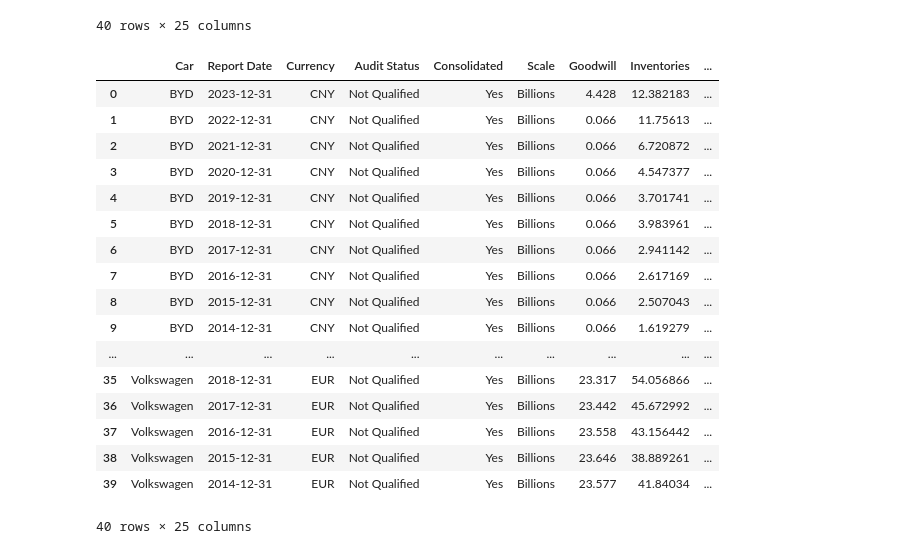
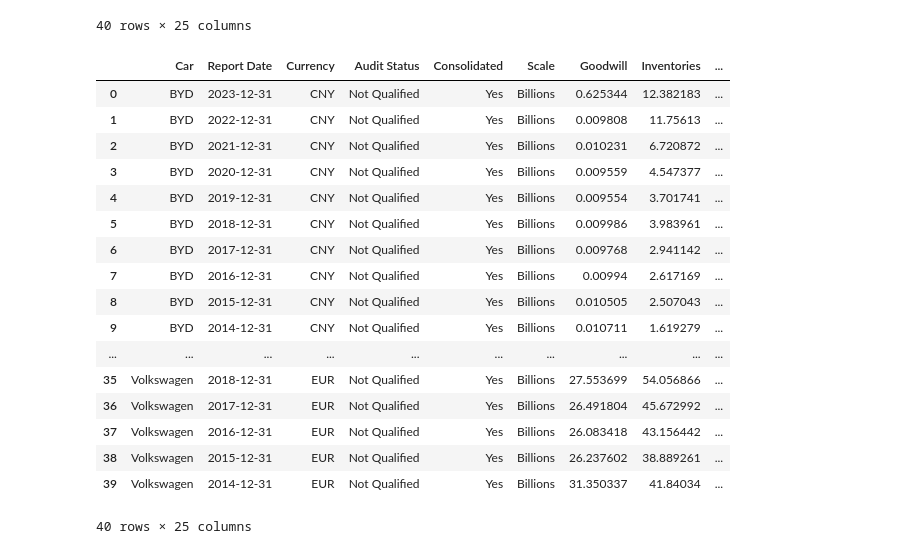
Before and after one commit to Chromex123/CMSC320-Final, a Jupyter notebook: CMSC320 Final.ipynb, the cells around one changed output. Cells and saved outputs as stored; diff of their text form; code cells hidden in the pictures.

```diff
--- a/CMSC320 Final.ipynb
+++ b/CMSC320 Final.ipynb
@@ -188,45 +191,49 @@ main_df
 # %%
 time2014 = pd.to_datetime("12/31/2014")
 time2015 = pd.to_datetime("12/31/2015")
 time2016 = pd.to_datetime("12/31/2016")
 time2017 = pd.to_datetime("12/31/2017")
 time2018 = pd.to_datetime("12/31/2018")
 time2019 = pd.to_datetime("12/31/2019")
 time2020 = pd.to_datetime("12/31/2020")
 time2021 = pd.to_datetime("12/31/2021")
 time2022 = pd.to_datetime("12/31/2022")
 time2023 = pd.to_datetime("12/31/2023")
 main_df['Report Date'] = pd.to_datetime(main_df['Report Date'])
 main_df = main_df.replace('', np.nan)
 main_df = main_df.replace('-', np.nan)
 conversion_dict = {"EUR": {time2023: 1.0817,	time2022: 1.0534,	time2021: 1.1830,	time2020: 1.1410, time2019: 1.1194,	time2018: 1.1817,	time2017: 1.1301, time2016: 1.1072,	time2015: 1.1096,	time2014: 1.3297}, "CNY": {time2023: 1/7.0809,	time2022: 1/6.7290, time2021: 1/6.4508,	time2020: 1/6.9042, time2019: 1/6.9081,	time2018: 1/6.6090,	time2017: 1/6.7569, time2016: 1/6.6400,	time2015: 1/6.2827,	time2014: 1/6.1620}}
 def convertmoney(r):
-  monetarycolumns = ['Inventories', 'Cash & cash equivalents', 'Total current assets', 'Total assets', 'Total current liabilities', 'Total_Equity', 'Accounts_Payable', 'Comprehensive_Income', 'Inventory', 'CF_From_Operating_Activities', 'CF_From_Investing_Activities', 'CF_From_Financing_Activities', 'Dividends_Paid', 'Revenue', 'Income_Tax_Expense', 'Deferred_Tax_Expense']
+  monetarycolumns = ['Goodwill', 'Inventories', 'Cash & cash equivalents', 'Total current assets', 'Total assets', 'Total current liabilities', 'Total_Equity', 'Accounts_Payable', 'Comprehensive_Income', 'Inventory', 'CF_From_Operating_Activities', 'CF_From_Investing_Activities', 'CF_From_Financing_Activities', 'Dividends_Paid', 'Revenue', 'Income_Tax_Expense', 'Deferred_Tax_Expense']
   for thisstr in monetarycolumns:
     r = converthelper(r, thisstr)
   return r
 def converthelper(r, thisstr):
   if (r['Currency']!="USD") & (thisstr in r.index) & (r[thisstr] != np.nan):
     r[thisstr] = float(r[thisstr])*(conversion_dict[r['Currency']][r['Report Date']])
+  if (r['Scale']=='Millions'):
+    r[thisstr] = r[thisstr]*0.001
+    r['Scale']='Billions'
   return r
 main_df = main_df.apply(convertmoney, axis=1)
+main_df = main_df.drop(columns=['Audit Status', 'Consolidated', 'Scale'], axis=1)
 main_df
 # %% [output]
 |  | Car | Report Date | Currency | Audit Status | Consolidated | Scale | Goodwill | Inventories | ... |
-| 0 | BYD | 2023-12-31 | CNY | Not Qualified | Yes | Billions | 4.428 | 12.382183 | ... |
-| 1 | BYD | 2022-12-31 | CNY | Not Qualified | Yes | Billions | 0.066 | 11.75613 | ... |
-| 2 | BYD | 2021-12-31 | CNY | Not Qualified | Yes | Billions | 0.066 | 6.720872 | ... |
-| 3 | BYD | 2020-12-31 | CNY | Not Qualified | Yes | Billions | 0.066 | 4.547377 | ... |
-| 4 | BYD | 2019-12-31 | CNY | Not Qualified | Yes | Billions | 0.066 | 3.701741 | ... |
-| 5 | BYD | 2018-12-31 | CNY | Not Qualified | Yes | Billions | 0.066 | 3.983961 | ... |
-| 6 | BYD | 2017-12-31 | CNY | Not Qualified | Yes | Billions | 0.066 | 2.941142 | ... |
-| 7 | BYD | 2016-12-31 | CNY | Not Qualified | Yes | Billions | 0.066 | 2.617169 | ... |
-| 8 | BYD | 2015-12-31 | CNY | Not Qualified | Yes | Billions | 0.066 | 2.507043 | ... |
-| 9 | BYD | 2014-12-31 | CNY | Not Qualified | Yes | Billions | 0.066 | 1.619279 | ... |
+| 0 | BYD | 2023-12-31 | CNY | Not Qualified | Yes | Billions | 0.625344 | 12.382183 | ... |
+| 1 | BYD | 2022-12-31 | CNY | Not Qualified | Yes | Billions | 0.009808 | 11.75613 | ... |
+| 2 | BYD | 2021-12-31 | CNY | Not Qualified | Yes | Billions | 0.010231 | 6.720872 | ... |
+| 3 | BYD | 2020-12-31 | CNY | Not Qualified | Yes | Billions | 0.009559 | 4.547377 | ... |
+| 4 | BYD | 2019-12-31 | CNY | Not Qualified | Yes | Billions | 0.009554 | 3.701741 | ... |
+| 5 | BYD | 2018-12-31 | CNY | Not Qualified | Yes | Billions | 0.009986 | 3.983961 | ... |
+| 6 | BYD | 2017-12-31 | CNY | Not Qualified | Yes | Billions | 0.009768 | 2.941142 | ... |
+| 7 | BYD | 2016-12-31 | CNY | Not Qualified | Yes | Billions | 0.00994 | 2.617169 | ... |
+| 8 | BYD | 2015-12-31 | CNY | Not Qualified | Yes | Billions | 0.010505 | 2.507043 | ... |
+| 9 | BYD | 2014-12-31 | CNY | Not Qualified | Yes | Billions | 0.010711 | 1.619279 | ... |
 | ... | ... | ... | ... | ... | ... | ... | ... | ... | ... |
-| 35 | Volkswagen | 2018-12-31 | EUR | Not Qualified | Yes | Billions | 23.317 | 54.056866 | ... |
-| 36 | Volkswagen | 2017-12-31 | EUR | Not Qualified | Yes | Billions | 23.442 | 45.672992 | ... |
-| 37 | Volkswagen | 2016-12-31 | EUR | Not Qualified | Yes | Billions | 23.558 | 43.156442 | ... |
-| 38 | Volkswagen | 2015-12-31 | EUR | Not Qualified | Yes | Billions | 23.646 | 38.889261 | ... |
-| 39 | Volkswagen | 2014-12-31 | EUR | Not Qualified | Yes | Billions | 23.577 | 41.84034 | ... |
+| 35 | Volkswagen | 2018-12-31 | EUR | Not Qualified | Yes | Billions | 27.553699 | 54.056866 | ... |
+| 36 | Volkswagen | 2017-12-31 | EUR | Not Qualified | Yes | Billions | 26.491804 | 45.672992 | ... |
+| 37 | Volkswagen | 2016-12-31 | EUR | Not Qualified | Yes | Billions | 26.083418 | 43.156442 | ... |
+| 38 | Volkswagen | 2015-12-31 | EUR | Not Qualified | Yes | Billions | 26.237602 | 38.889261 | ... |
+| 39 | Volkswagen | 2014-12-31 | EUR | Not Qualified | Yes | Billions | 31.350337 | 41.84034 | ... |
 40 rows × 25 columns
```
Also changed, not shown: parts of 1 cell of this notebook.
